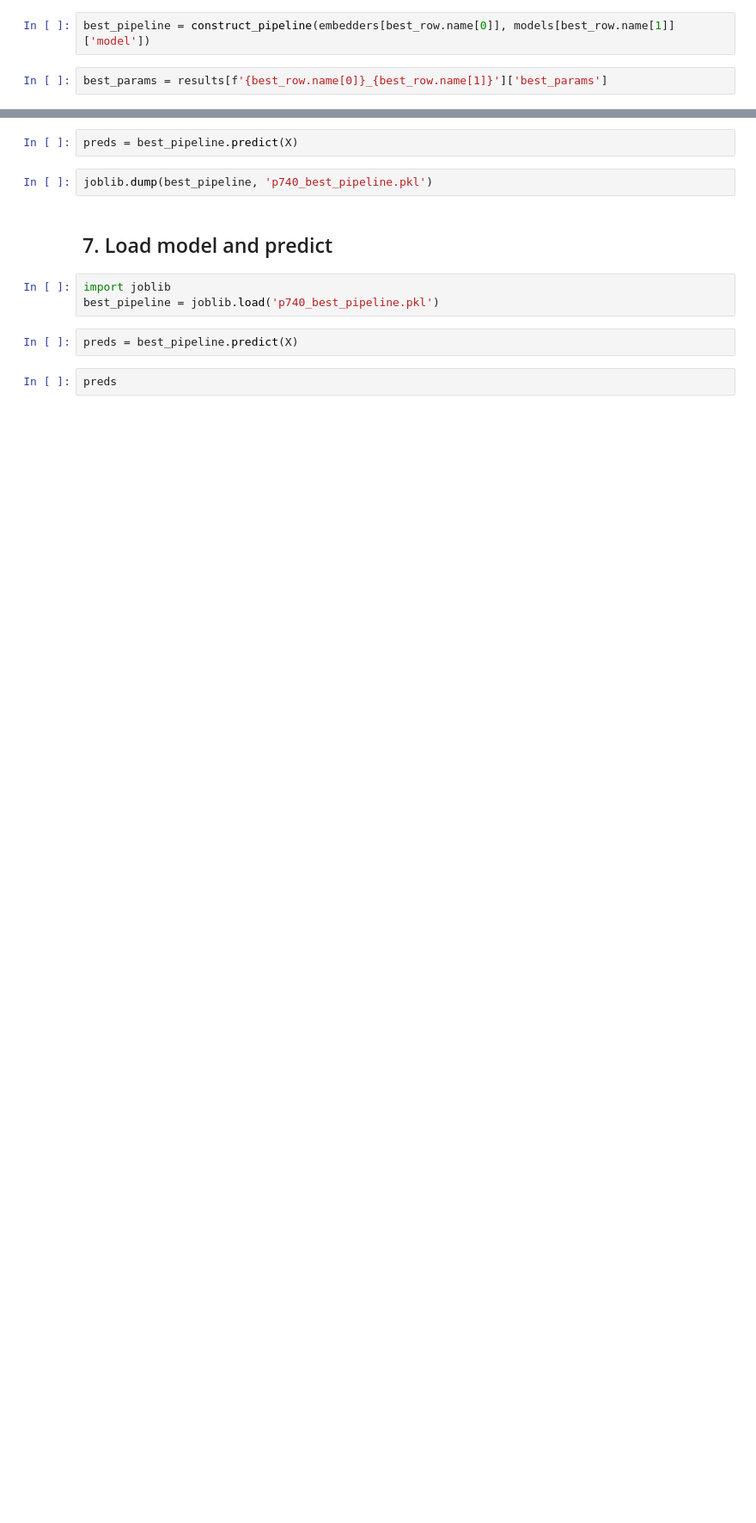
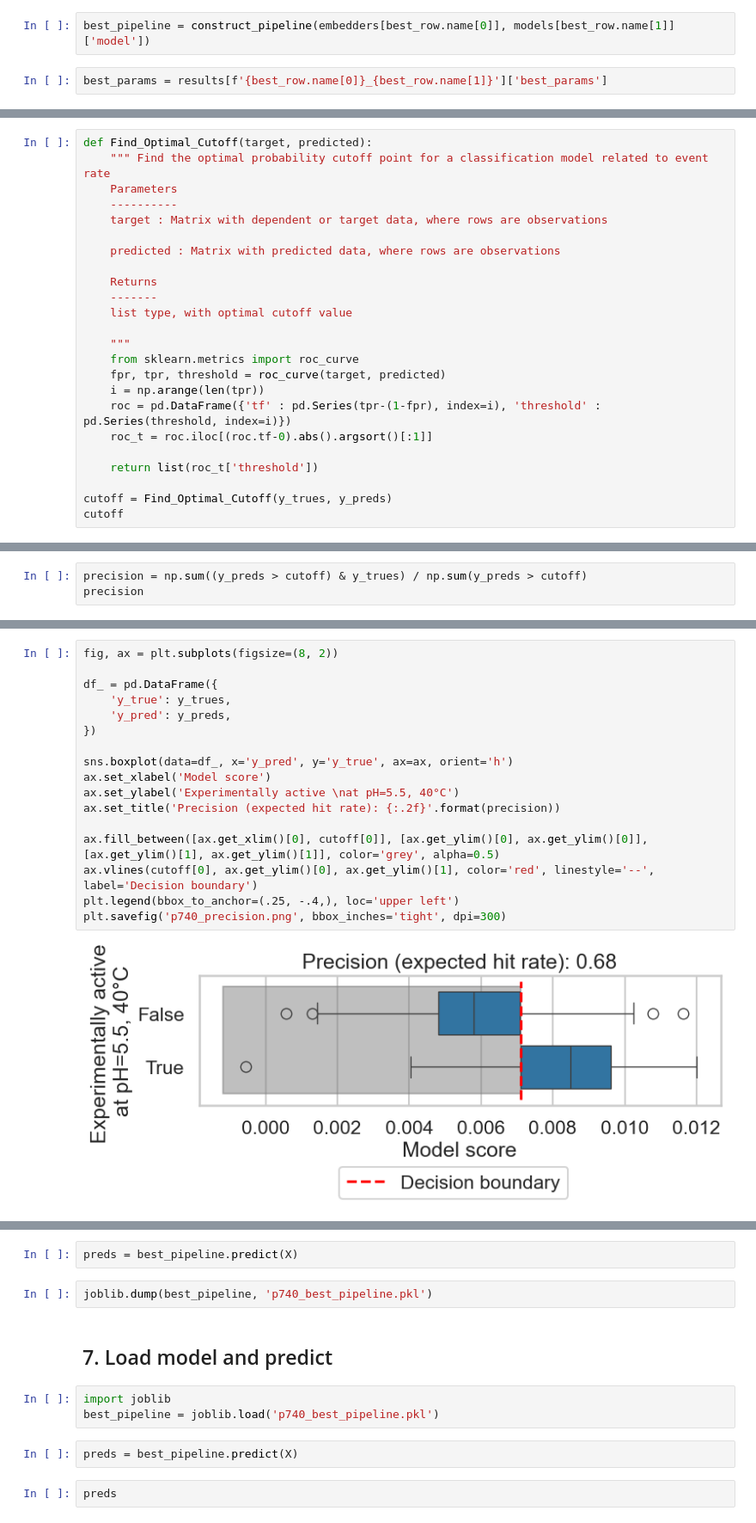
Before and after one commit to EvanKomp/aide_predict, a Jupyter notebook: showcase/wt_petase_model_creation.ipynb, the cells around one changed output, grey strips where cells are left out. Shown at 86% size. Drawn from its saved outputs; the diff is of its cells as text; blank space fills up the shorter version.

```diff
--- a/showcase/wt_petase_model_creation.ipynb
+++ b/showcase/wt_petase_model_creation.ipynb
@@ -259,0 +366,24 @@ models[best_row.name[1]]['model']
+# %%
+def Find_Optimal_Cutoff(target, predicted):
+    """ Find the optimal probability cutoff point for a classification model related to event rate
+    Parameters
+    ----------
+    target : Matrix with dependent or target data, where rows are observations
+
+    predicted : Matrix with predicted data, where rows are observations
+
+    Returns
+    -------
+    list type, with optimal cutoff value
+
+    """
+    from sklearn.metrics import roc_curve
+    fpr, tpr, threshold = roc_curve(target, predicted)
+    i = np.arange(len(tpr))
+    roc = pd.DataFrame({'tf' : pd.Series(tpr-(1-fpr), index=i), 'threshold' : pd.Series(threshold, index=i)})
+    roc_t = roc.iloc[(roc.tf-0).abs().argsort()[:1]]
+
+    return list(roc_t['threshold'])
+
+cutoff = Find_Optimal_Cutoff(y_trues, y_preds)
+cutoff
@@ -259,0 +392,3 @@ models[best_row.name[1]]['model']
+# %%
+precision = np.sum((y_preds > cutoff) & y_trues) / np.sum(y_preds > cutoff)
+precision
@@ -260 +397,20 @@ models[best_row.name[1]]['model']
+# %%
+fig, ax = plt.subplots(figsize=(8, 2))
+
+df_ = pd.DataFrame({
+    'y_true': y_trues,
+    'y_pred': y_preds,
+})
+
+sns.boxplot(data=df_, x='y_pred', y='y_true', ax=ax, orient='h')
+ax.set_xlabel('Model score')
+ax.set_ylabel('Experimentally active \nat pH=5.5, 40°C')
+ax.set_title('Precision (expected hit rate): {:.2f}'.format(precision))
+
+ax.fill_between([ax.get_xlim()[0], cutoff[0]], [ax.get_ylim()[0], ax.get_ylim()[0]], [ax.get_ylim()[1], ax.get_ylim()[1]], color='grey', alpha=0.5)
+ax.vlines(cutoff[0], ax.get_ylim()[0], ax.get_ylim()[1], color='red', linestyle='--', label='Decision boundary')
+plt.legend(bbox_to_anchor=(.25, -.4,), loc='upper left')
+plt.savefig('p740_precision.png', bbox_inches='tight', dpi=300)
+# %% [output]
+[figure, added]
 # %%
```
Also changed, not shown: parts of 18 cells of this notebook, 2 other files.
